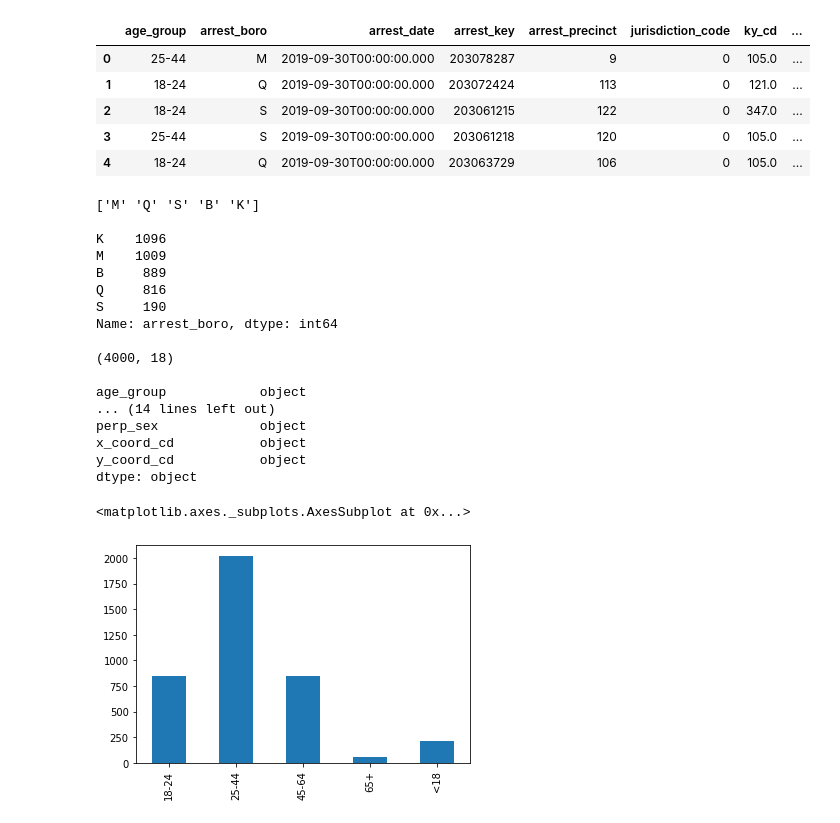
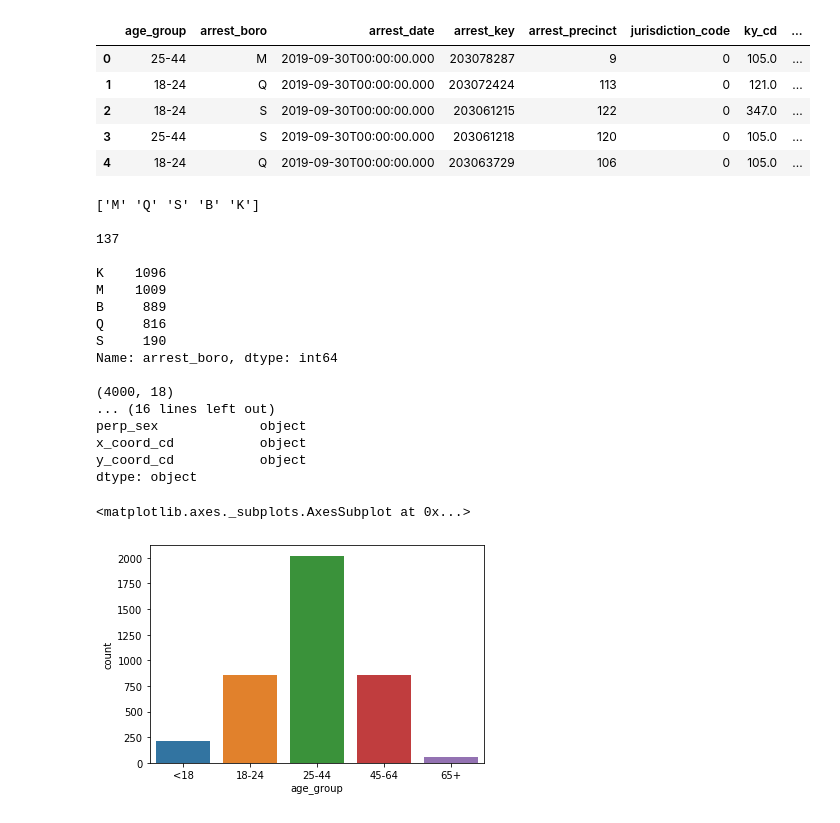
Before and after one commit to atc2146/NYC-Arrests, a Jupyter notebook: nyc-arrest-data.ipynb, the cells around one changed output. Saved outputs shown, nothing was run; the diff lists cells and outputs as text; code cells hidden in the pictures.

```diff
--- a/nyc-arrest-data.ipynb
+++ b/nyc-arrest-data.ipynb
@@ -104,8 +108,15 @@ results_df.head()
 # unique boroughs
 unique_results = results_df.arrest_boro.unique()
 print(unique_results)
+
+# unique pd_desc
+print()
+unique_pd_desc = results_df.pd_desc.unique()
+print(len(unique_pd_desc))
+
 print()
 print(results_df['arrest_boro'].value_counts())
+
 print()
 print(results_df.shape)
 
@@ -113,6 +124,8 @@ print()
 print(results_df.dtypes)
 # %% [output]
 ['M' 'Q' 'S' 'B' 'K']
+
+137
 
 K    1096
 M    1009
@@ -122,19 +135,24 @@ S     190
 Name: arrest_boro, dtype: int64
 
 (4000, 18)
-
-age_group            object
-... (14 lines left out)
+... (16 lines left out)
 perp_sex             object
 x_coord_cd           object
 y_coord_cd           object
 dtype: object
-# %%
-age_group_labels = sorted(results_df.age_group.unique())
-
-results_df['age_group'].value_counts()[age_group_labels].plot(kind='bar')
-#results_df.hist(column='age_group',bins=3)
-# %% [output]
-<matplotlib.axes._subplots.AxesSubplot at 0x...>
-[figure, removed]
+# %%
+def order_labels(age_group_labels):
+    """Returns age_group label sorted in ascending order"""
+    ordered_labels = sorted(list(age_group_labels))
+    last_item = ordered_labels.pop()
+    ordered_labels.insert(0, last_item)
+    return ordered_labels
+
+age_group_labels = order_labels(results_df.age_group.unique())
+
+sns.countplot(results_df['age_group'],
+              order=age_group_labels)
+# %% [output]
+<matplotlib.axes._subplots.AxesSubplot at 0x...>
+[figure, added]
 # %%
```
Also changed, not shown: parts of 7 cells of this notebook.
